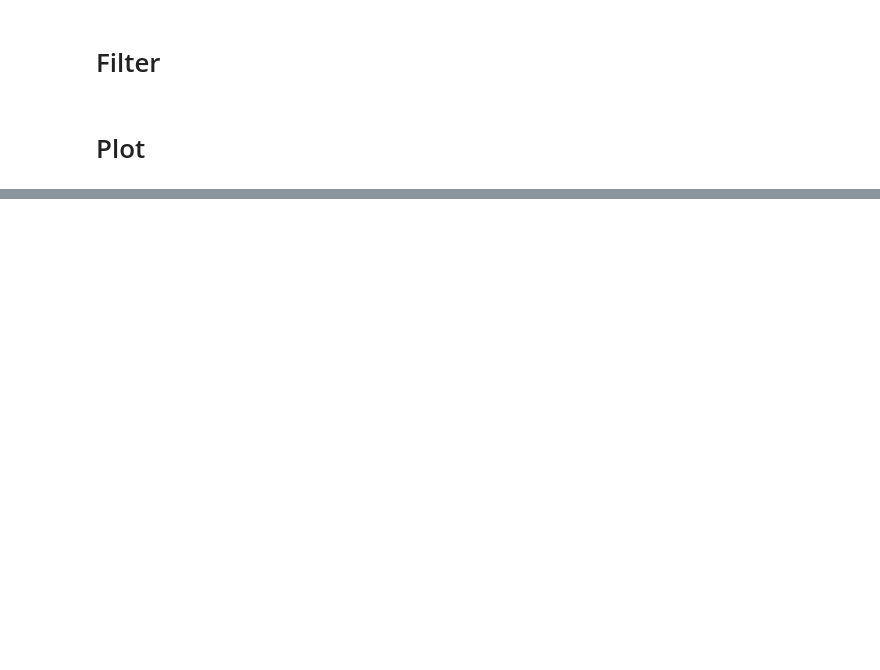
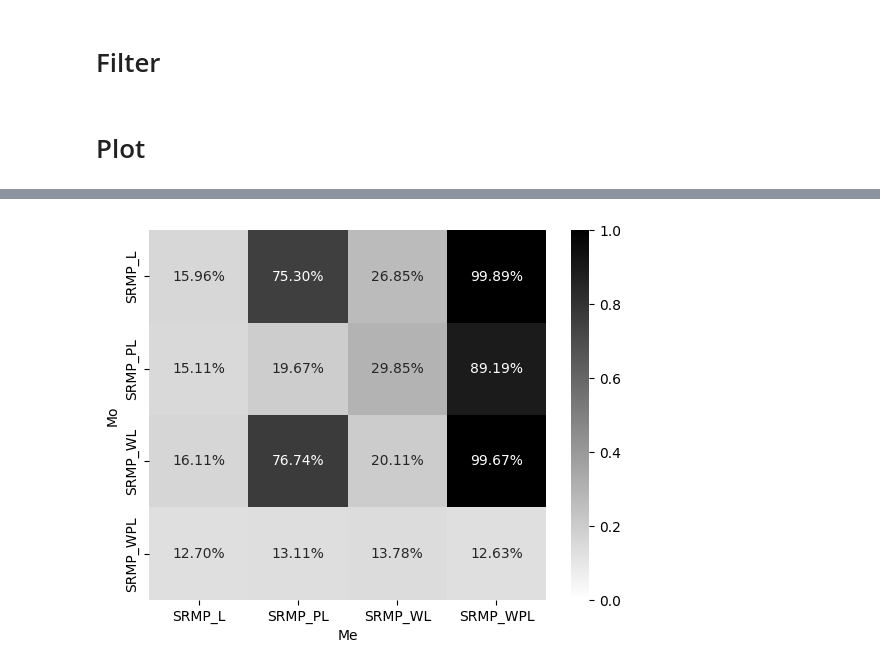
Before and after one commit to yjourdin/these, a Jupyter notebook: plot_results.ipynb, the cells around one changed output, grey strips where cells are left out. Cells and saved outputs as stored; diff of their text form; code cells hidden in the pictures; blank space fills up the shorter version.

```diff
--- a/plot_results.ipynb
+++ b/plot_results.ipynb
@@ -14,0 +38,25 @@ df
+# %%
+df = pd.merge(
+    df_train,
+    df_test,
+    on=[
+        "M",
+        "N_tr",
+        "Atr_id",
+        "Mo",
+        "Ko",
+        "Group_size",
+        "Mo_id",
+        "N_bc",
+        "Same_alt",
+        "Error",
+        "D_id",
+        "Me",
+        "Ke",
+        "Method",
+        "Config",
+        "Me_id",
+    ],
+    suffixes=["_train", "_test"],
+)
+df
@@ -22,0 +105,13 @@ dff = df[df["N_tr"].isin([10, 20, 30, 80, 90, 100])]
+# %%
+MAX = 2700
+
+g = sns.heatmap(
+    data=df[df["Fitness_train"] < 1].pivot_table(index="Mo", columns="Me", aggfunc="size", fill_value=0) / MAX,
+    vmin=0,
+    vmax=1,
+    cmap="binary",
+    annot=True,
+    fmt=".2%",
+)
+# %% [output]
+[figure, added]
```
Also changed, not shown: parts of 50 cells of this notebook, 2 other files.
